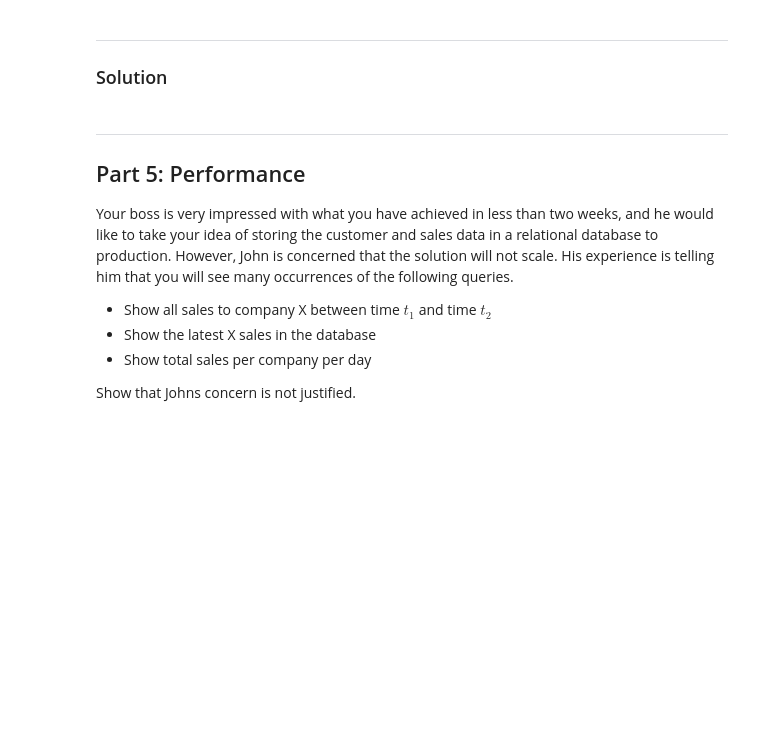
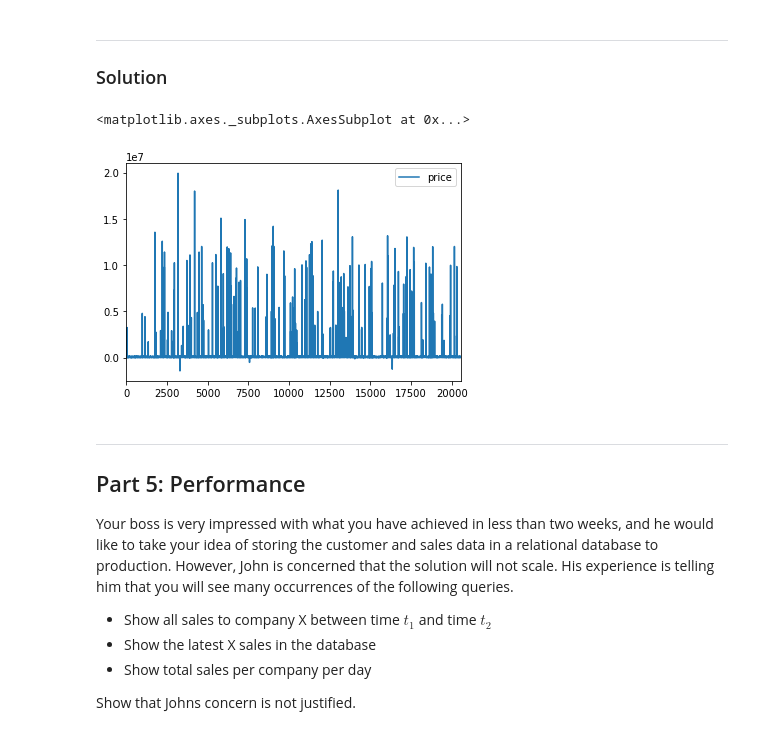
Before and after one commit to Martinnes/02802_comp_tools, a Jupyter notebook: Project 1 - Customer Database.ipynb, the cells around one changed output. Saved outputs shown, nothing was run; the diff lists cells and outputs as text; code cells hidden in the pictures; blank space fills up the shorter version.

```diff
--- a/Project 1 - Customer Database.ipynb
+++ b/Project 1 - Customer Database.ipynb
@@ -468,6 +431,17 @@ Remember, you are taking this to your new boss, so think about how you present t
 # %% [markdown]
 ---
 ### Solution
+# %%
+##The following plot shows each company and the profit that our company earned over time.
+df = pd.read_sql_query('SELECT price, date_time, company_name FROM transactions', conn)
+    #for index, row in df.iterrows():
+    #    row['price'] = row['price']*100)
+    #df.astype({'price':'float'})
+    #df.head(100)
+df.plot()
+# %% [output]
+<matplotlib.axes._subplots.AxesSubplot at 0x...>
+[figure, added]
 # %% [markdown]
 ---
 ## Part 5: Performance
```
Also changed, not shown: parts of 4 cells of this notebook.
